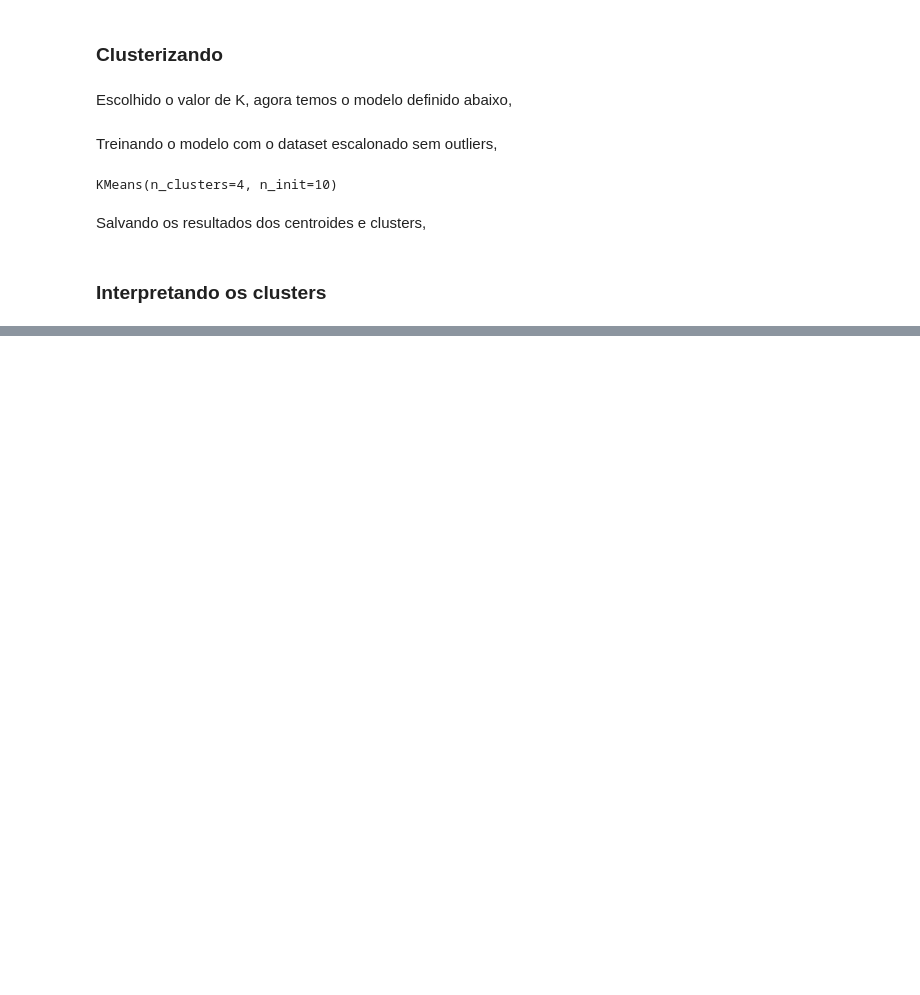
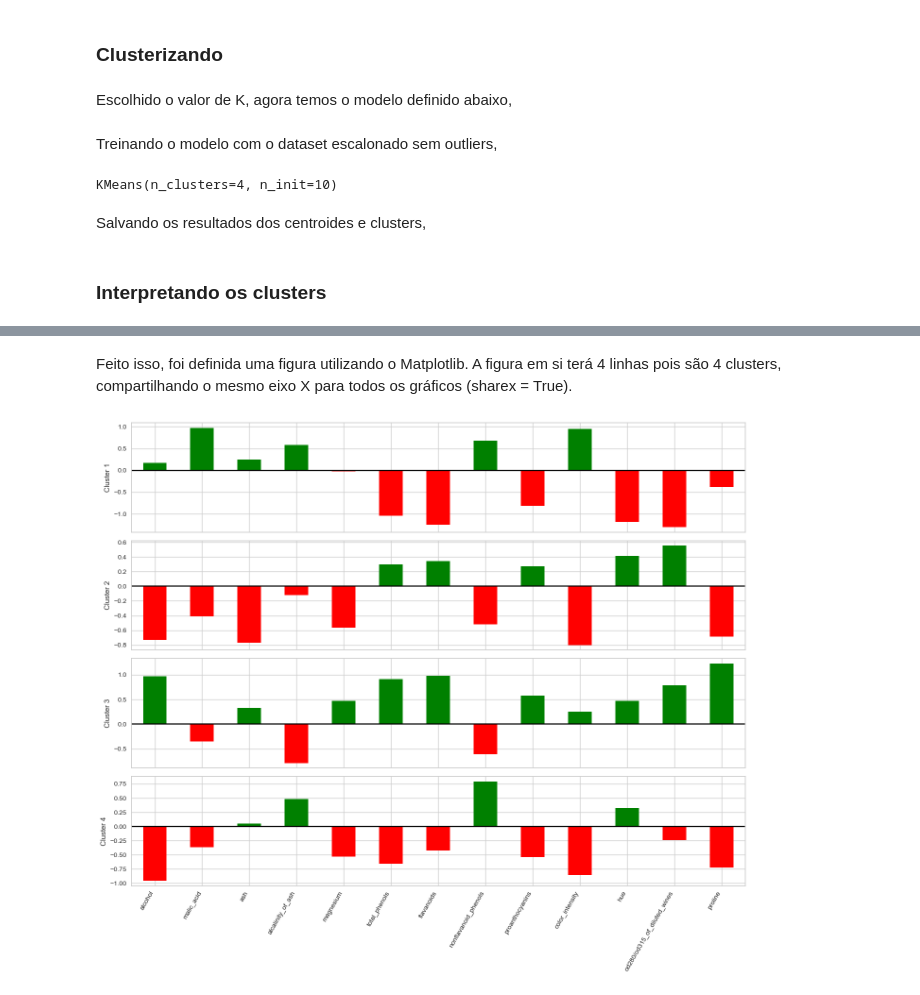
Before and after one commit to rfprates/clustering_wines_dataset, a Jupyter notebook: clustering_wines.ipynb, the cells around one changed output, grey strips where cells are left out. Cells and saved outputs as stored; diff of their text form; code cells hidden in the pictures; blank space fills up the shorter version.

```diff
--- a/clustering_wines.ipynb
+++ b/clustering_wines.ipynb
@@ -226,0 +216,19 @@ centroids_df
+# %% [markdown]
+Feito isso, foi definida uma figura utilizando o Matplotlib. A figura em si terá 4 linhas pois são 4 clusters, compartilhando o mesmo eixo X para todos os gráficos (sharex = True).
+# %%
+fig, axes = plt.subplots(nrows = 4, figsize = (14,12), sharex = True)
+
+for i, ax in enumerate(axes):
+    center = centroids_df.loc[i,:]  # selecionando todos os valores de centróides por linha do data frame
+                                    # que representa os valores por cluster
+    colors = ['green' if l > 0 else 'red' for l in center]  # definindo um condicional para pintar de verde caso o valor
+                                                            # seja positivo ou de vermelho caso seja negativo
+    center.plot.bar(ax = ax, color = colors)    # plotando os gráficos
+    ax.set_ylabel(f'Cluster {i+1}')             # ajustando o nome do eixo y para cada gráfico
+    ax.axhline(color = 'black')                 # definindo a cor do eixo horizontal em y = 0
+
+plt.xticks(rotation = 60, ha = 'right') # ajuste da legenda
+plt.tight_layout()  # ajustar o espaço entre os gráficos de forma automática
+plt.show()
+# %% [output]
+[figure, added]
```
Also changed, not shown: parts of 10 cells of this notebook.
